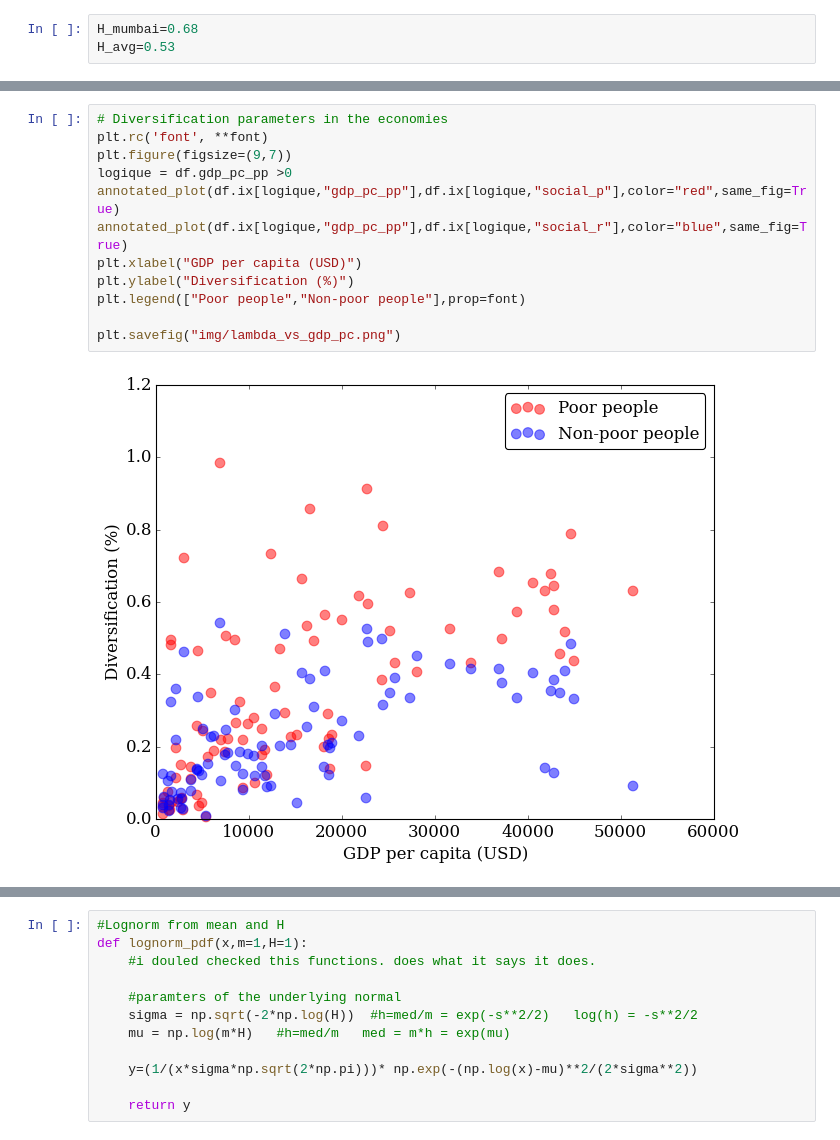
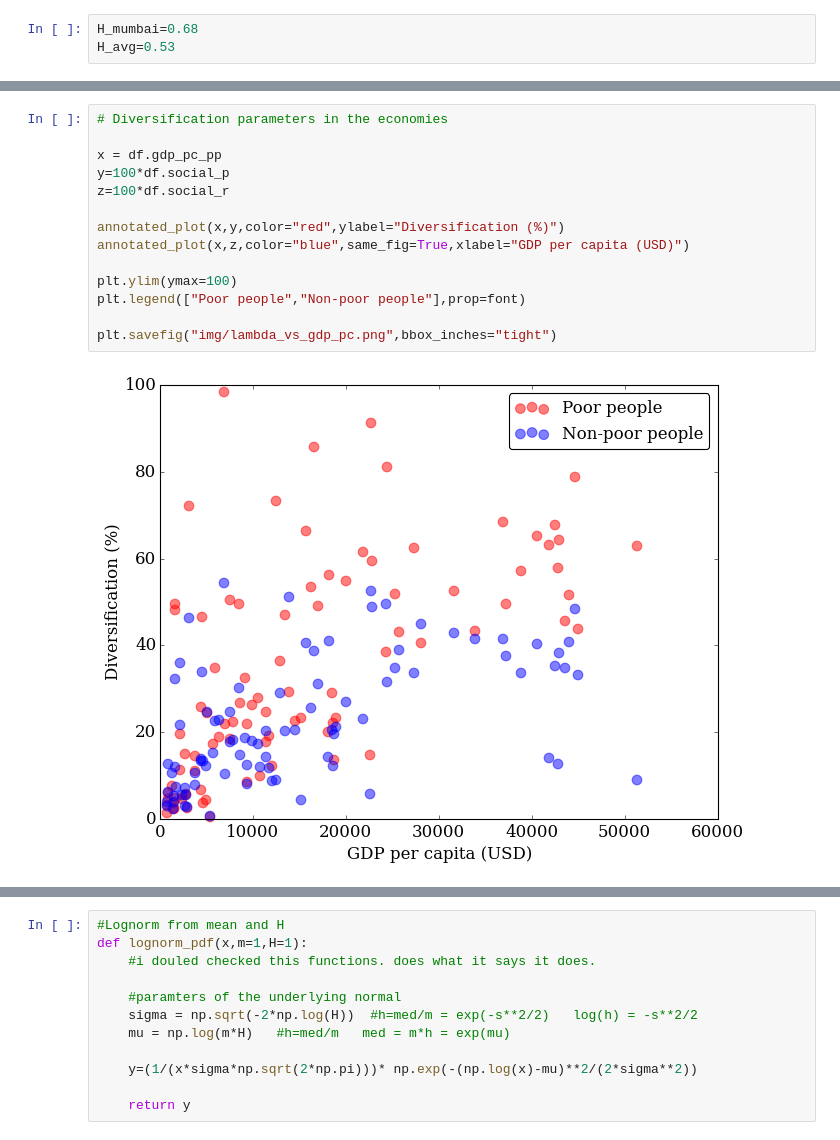
Before and after one commit to adrivsh/resilience_indicator_public, a Jupyter notebook: draw_plots.ipynb, the cells around one changed output, grey strips where cells are left out. Saved outputs shown, nothing was run; the diff lists cells and outputs as text.

```diff
--- a/draw_plots.ipynb
+++ b/draw_plots.ipynb
@@ -677,17 +680,19 @@ plt.savefig("img/resilience_anomaly_anotated.png");
 # %%
 # Diversification parameters in the economies
-plt.rc('font', **font)
-plt.figure(figsize=(9,7))
-logique = df.gdp_pc_pp >0
-annotated_plot(df.ix[logique,"gdp_pc_pp"],df.ix[logique,"social_p"],color="red",same_fig=True)
-annotated_plot(df.ix[logique,"gdp_pc_pp"],df.ix[logique,"social_r"],color="blue",same_fig=True)
-plt.xlabel("GDP per capita (USD)")
-plt.ylabel("Diversification (%)")
+
+x = df.gdp_pc_pp
+y=100*df.social_p
+z=100*df.social_r
+
+annotated_plot(x,y,color="red",ylabel="Diversification (%)")
+annotated_plot(x,z,color="blue",same_fig=True,xlabel="GDP per capita (USD)")
+
+plt.ylim(ymax=100)
 plt.legend(["Poor people","Non-poor people"],prop=font)
 
-plt.savefig("img/lambda_vs_gdp_pc.png")
+plt.savefig("img/lambda_vs_gdp_pc.png",bbox_inches="tight")
 # %% [output]
-[figure, old version]
+[figure, new version]
 # %%
 # Correlation of various resilience with GDP per capita and poverty
 a=df[["gdp_pc_pp","share1","resilience_no_shock","resilience"]].dropna().corr()
```
Also changed, not shown: parts of 66 cells of this notebook, 14 other files.
